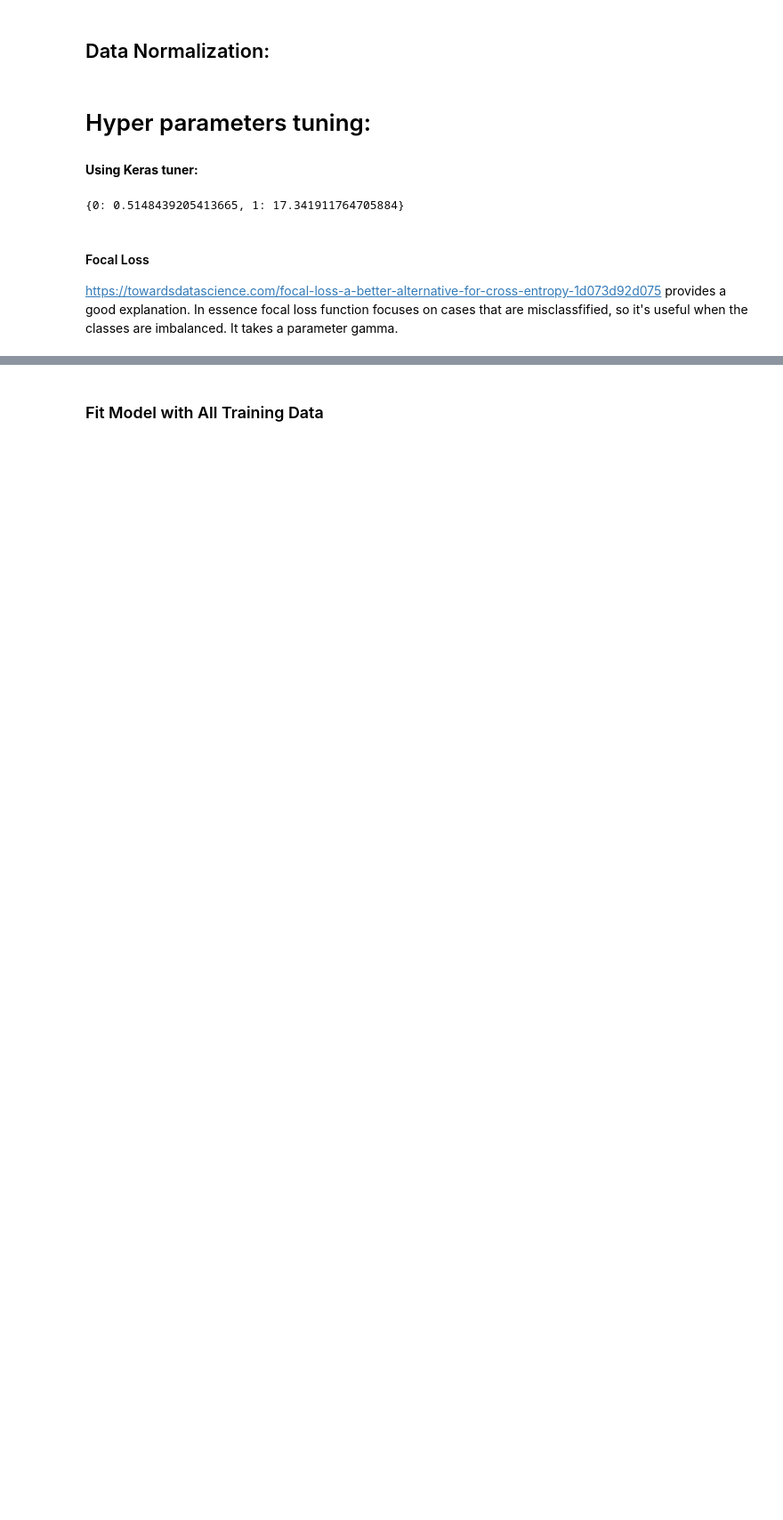
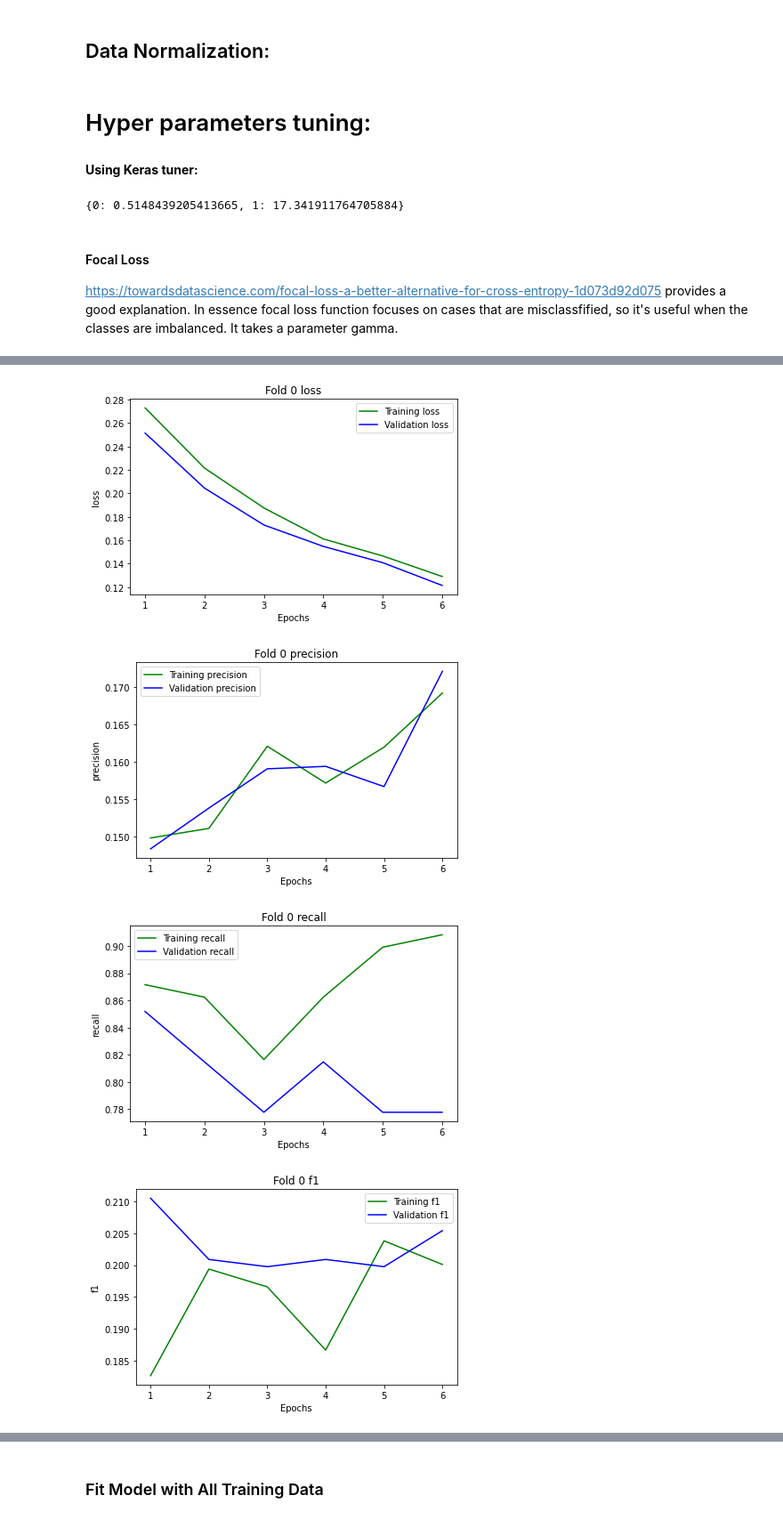
Before and after one commit to chungthuang/DeepLearning, a Jupyter notebook: Tuning.ipynb, the cells around one changed output, grey strips where cells are left out. Shown at 89% size. Cells and saved outputs as stored; diff of their text form; code cells hidden in the pictures; blank space fills up the shorter version.

Commit message:
Plot training loss, precision, recall, f1 and auc

```diff
--- a/Tuning.ipynb
+++ b/Tuning.ipynb
@@ -250,7 +250,7 @@ def f1(y_true, y_pred):
     return K.mean(f1)
 # %%
 def remove_correlated(X, threshold=0.9):
-    corr = X.corr()
+    corr = np.absolute(X.corr())
     i = 1
     for (index, row) in corr.iterrows():
         for col in corr.columns[i:]:
@@ -260,7 +260,7 @@ def remove_correlated(X, threshold=0.9):
         # Select upper triangle of correlation matrix
     corr_matrix = corr.where(np.triu(np.ones(corr.shape), k=1).astype(np.bool))
     # Find features with correlation greater than threshold
-    correlated_cols = [c for c in corr_matrix.columns if any(np.abs(corr_matrix[c]) > threshold)]
+    correlated_cols = [c for c in corr_matrix.columns if any(corr_matrix[c] > threshold)]
     # Drop correlated columns
     return correlated_cols
 # %%
@@ -527,6 +527,20 @@ CallBacksList = [EarlyStop,]
 #### Focal Loss
 https://towardsdatascience.com/focal-loss-a-better-alternative-for-cross-entropy-1d073d92d075 provides a good explanation. In essence focal loss function focuses on cases that are misclassfified, so it's useful when the classes are imbalanced. It takes a parameter gamma.
 # %%
+def kfold_split(x, y, k):
+    x = np.array(x)
+    y = np.array(y)
+    kfold = StratifiedKFold(n_splits=k)
+    x_train, x_val, y_train, y_val = [], [], [], []
+    for train_index, val_index in kfold.split(x, y):
+        x_train.append(x[train_index])
+        x_val.append(x[val_index])
+        # Need to use y directly because y_train is Series
+        y_train.append(y[train_index])
+        y_val.append(y[val_index])
+    return x_train, x_val, y_train, y_val
+
+
 class MyHyperModel(kt.HyperModel):
     def __init__(self, metrics=None, k=3):
         self.k = k
@@ -617,7 +631,7 @@ class MyHyperModel(kt.HyperModel):
 
         measures = ['val_precision', 'val_recall', 'val_f1', 'val_auc']
         results = pd.DataFrame(index=range(self.k), columns=measures)
-        x_train, x_val, y_train, y_val = self.kfold_split(x, y)
+        x_train, x_val, y_train, y_val = kfold_split(x, y, self.k)
         for i in range(self.k):
             hist = None
             try:
@@ -646,7 +660,7 @@ tuner = kt.BayesianOptimization(
     hypermodel = MyHyperModel(),
     objective = kt.Objective(tune_objective, direction="max"),
     seed = SEED,
-    max_trials = 100,
+    max_trials = 5,
     overwrite=True,
     directory = 'Deep_learning_project',
     project_name = "Default_predictions"
@@ -723,0 +745,24 @@ best_model_params
+# %%
+def visualize_kfold(model, x, y, k):
+    metrics = ['loss', 'precision', 'recall', 'f1', 'auc']
+    x_train, x_val, y_train, y_val = kfold_split(x, y, k)
+    for i in range(k):
+        hist = model.fit(x_train[i],
+            y_train[i],
+            epochs = 100,
+            # Tune whether to shuffle the data in each epoch.
+            shuffle= True,
+            validation_data = (x_val[i], y_val[i]),
+            batch_size = best_hps.get("batch_size"),
+            class_weight = ClassWeights,
+            callbacks = CallBacksList,
+        )
+        for m in metrics:
+            if m == 'auc':
+                y_pred_val_proba = model.predict(x_val[i])
+                auc_plot(y_val[i], y_pred_val_proba)
+            else:
+                visualize_history(hist, m, f"Fold {i} {m}")
+# %%
+visualize_kfold(best_model_params, x_train, y_train, 5)
+# %% [output]
@@ -723,0 +781,4 @@ best_model_params
+[figure, added]
+[figure, added]
+[figure, added]
+[figure, added]
```
Also changed, not shown: parts of 11 cells of this notebook.
